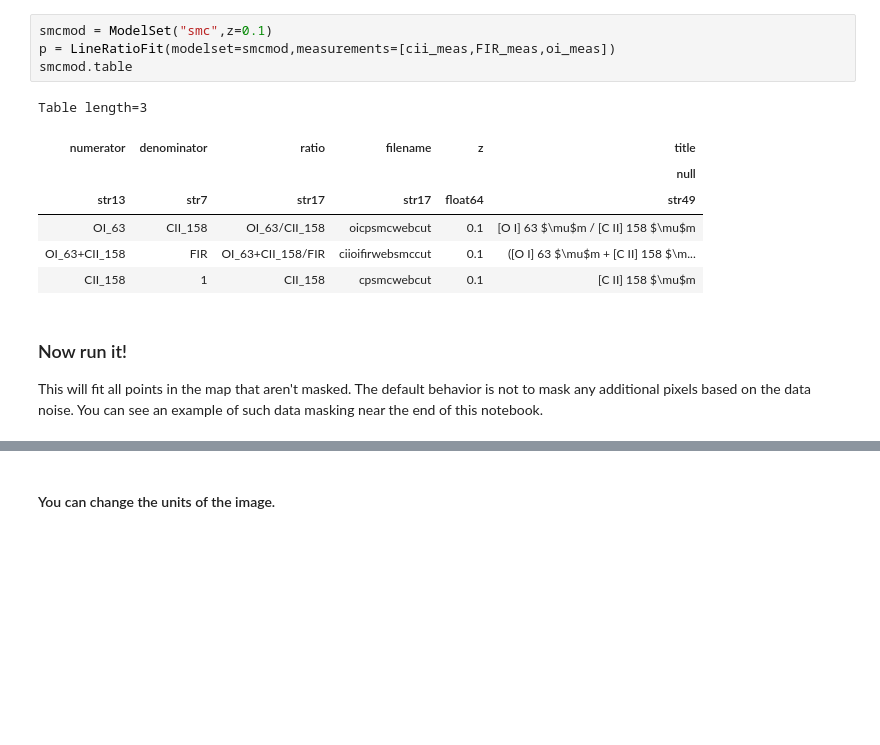
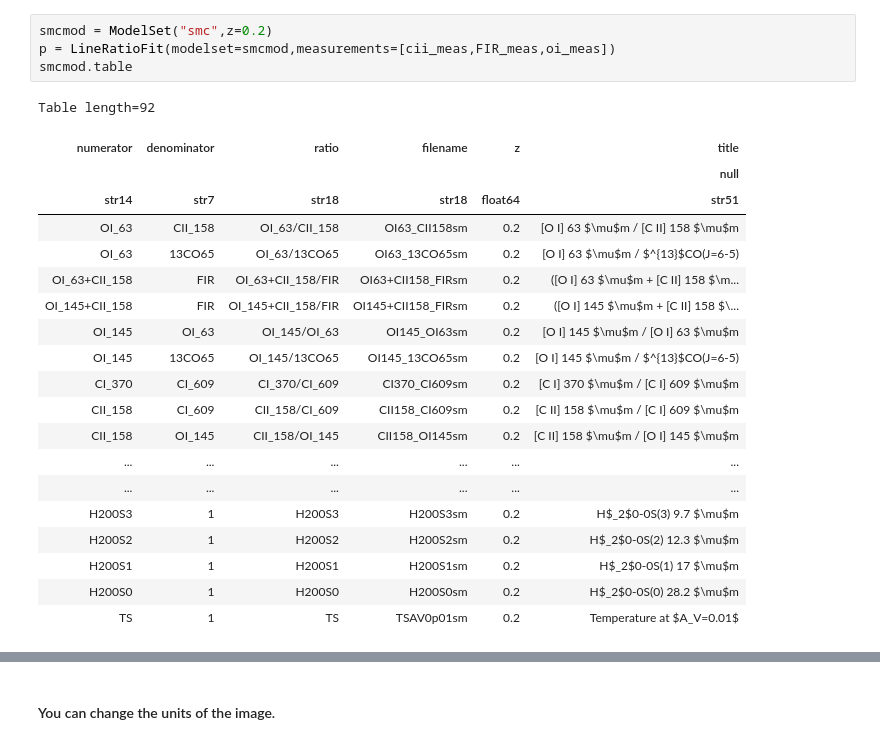
Before and after one commit to mpound/pdrtpy-nb, a Jupyter notebook: notebooks/PDRT_Example_Make_n_G0_maps.ipynb, the cells around one changed output, grey strips where cells are left out. Drawn from its saved outputs; the diff is of its cells as text; blank space fills up the shorter version.

```diff
--- a/notebooks/PDRT_Example_Make_n_G0_maps.ipynb
+++ b/notebooks/PDRT_Example_Make_n_G0_maps.ipynb
@@ -54,15 +78,25 @@ Here we will use the Small Magellanic Cloud models that have Z=0.1 rather than t
 # %%
-smcmod = ModelSet("smc",z=0.1)
+smcmod = ModelSet("smc",z=0.2)
 p = LineRatioFit(modelset=smcmod,measurements=[cii_meas,FIR_meas,oi_meas])
 smcmod.table
 # %% [output]
-Table length=3
+Table length=92
 | numerator | denominator | ratio | filename | z | title |
 |  |  |  |  |  | null |
-| str13 | str7 | str17 | str17 | float64 | str49 |
-| OI_63 | CII_158 | OI_63/CII_158 | oicpsmcwebcut | 0.1 | [O I] 63 $\mu$m / [C II] 158 $\mu$m |
-| OI_63+CII_158 | FIR | OI_63+CII_158/FIR | ciioifirwebsmccut | 0.1 | ([O I] 63 $\mu$m + [C II] 158 $\m... |
-| CII_158 | 1 | CII_158 | cpsmcwebcut | 0.1 | [C II] 158 $\mu$m |
+| str14 | str7 | str18 | str18 | float64 | str51 |
+| OI_63 | CII_158 | OI_63/CII_158 | OI63_CII158sm | 0.2 | [O I] 63 $\mu$m / [C II] 158 $\mu$m |
+| OI_63 | 13CO65 | OI_63/13CO65 | OI63_13CO65sm | 0.2 | [O I] 63 $\mu$m / $^{13}$CO(J=6-5) |
+| OI_63+CII_158 | FIR | OI_63+CII_158/FIR | OI63+CII158_FIRsm | 0.2 | ([O I] 63 $\mu$m + [C II] 158 $\m... |
+| OI_145+CII_158 | FIR | OI_145+CII_158/FIR | OI145+CII158_FIRsm | 0.2 | ([O I] 145 $\mu$m + [C II] 158 $\... |
+| OI_145 | OI_63 | OI_145/OI_63 | OI145_OI63sm | 0.2 | [O I] 145 $\mu$m / [O I] 63 $\mu$m |
+| OI_145 | 13CO65 | OI_145/13CO65 | OI145_13CO65sm | 0.2 | [O I] 145 $\mu$m / $^{13}$CO(J=6-5) |
+| CI_370 | CI_609 | CI_370/CI_609 | CI370_CI609sm | 0.2 | [C I] 370 $\mu$m / [C I] 609 $\mu$m |
+| CII_158 | CI_609 | CII_158/CI_609 | CII158_CI609sm | 0.2 | [C II] 158 $\mu$m / [C I] 609 $\mu$m |
+| CII_158 | OI_145 | CII_158/OI_145 | CII158_OI145sm | 0.2 | [C II] 158 $\mu$m / [O I] 145 $\mu$m |
+| ... | ... | ... | ... | ... | ... |
+| ... | ... | ... | ... | ... | ... |
+| H200S3 | 1 | H200S3 | H200S3sm | 0.2 | H$_2$0-0S(3) 9.7 $\mu$m |
+| H200S2 | 1 | H200S2 | H200S2sm | 0.2 | H$_2$0-0S(2) 12.3 $\mu$m |
+| H200S1 | 1 | H200S1 | H200S1sm | 0.2 | H$_2$0-0S(1) 17 $\mu$m |
+| H200S0 | 1 | H200S0 | H200S0sm | 0.2 | H$_2$0-0S(0) 28.2 $\mu$m |
+| TS | 1 | TS | TSAV0p01sm | 0.2 | Temperature at $A_V=0.01$ |
-# %% [markdown]
-### Now run it!
-This will fit all points in the map that aren't masked. The default behavior is not to mask any additional pixels based on the data noise.  You can see an example of such data masking near the end of this notebook.
```
Also changed, not shown: parts of 40 cells of this notebook.
